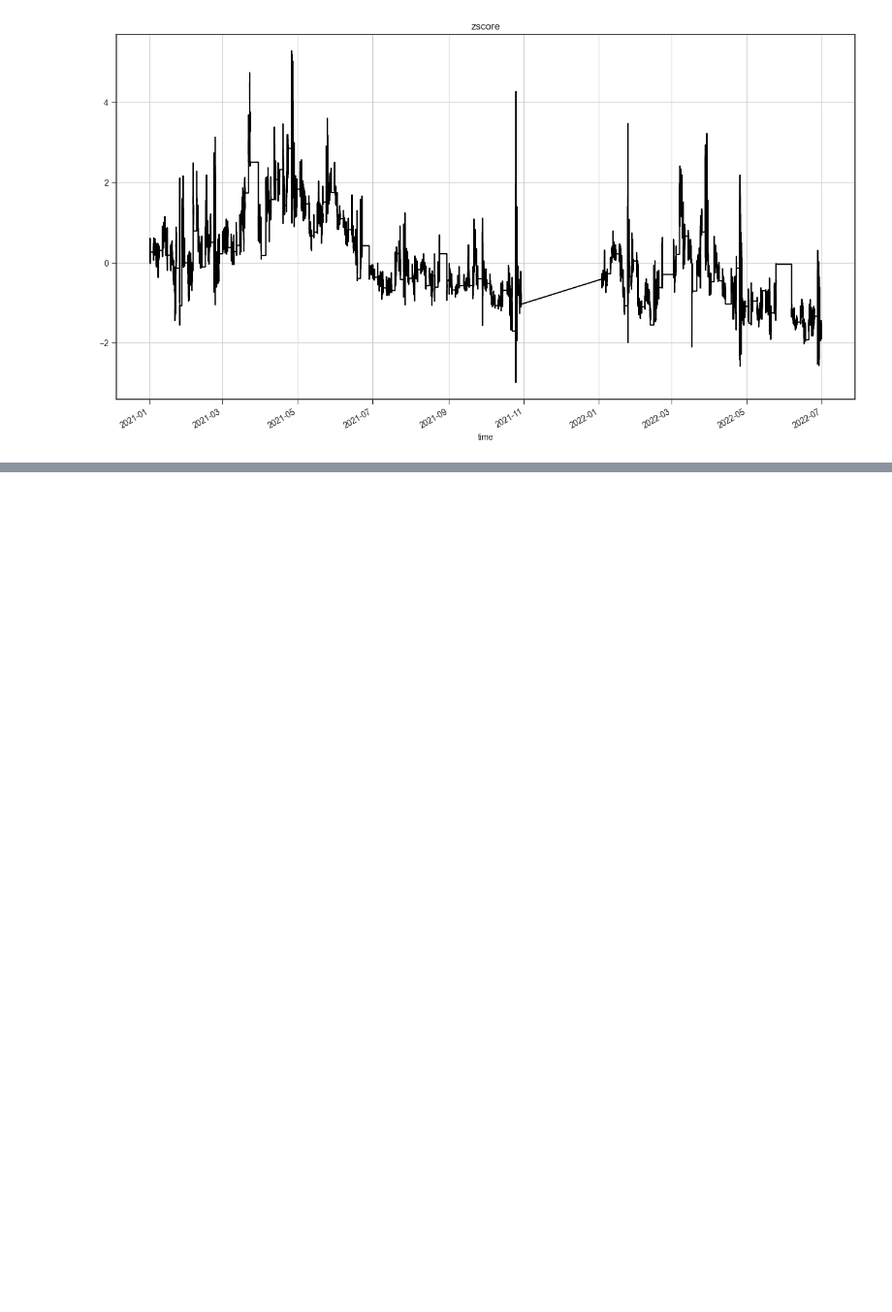
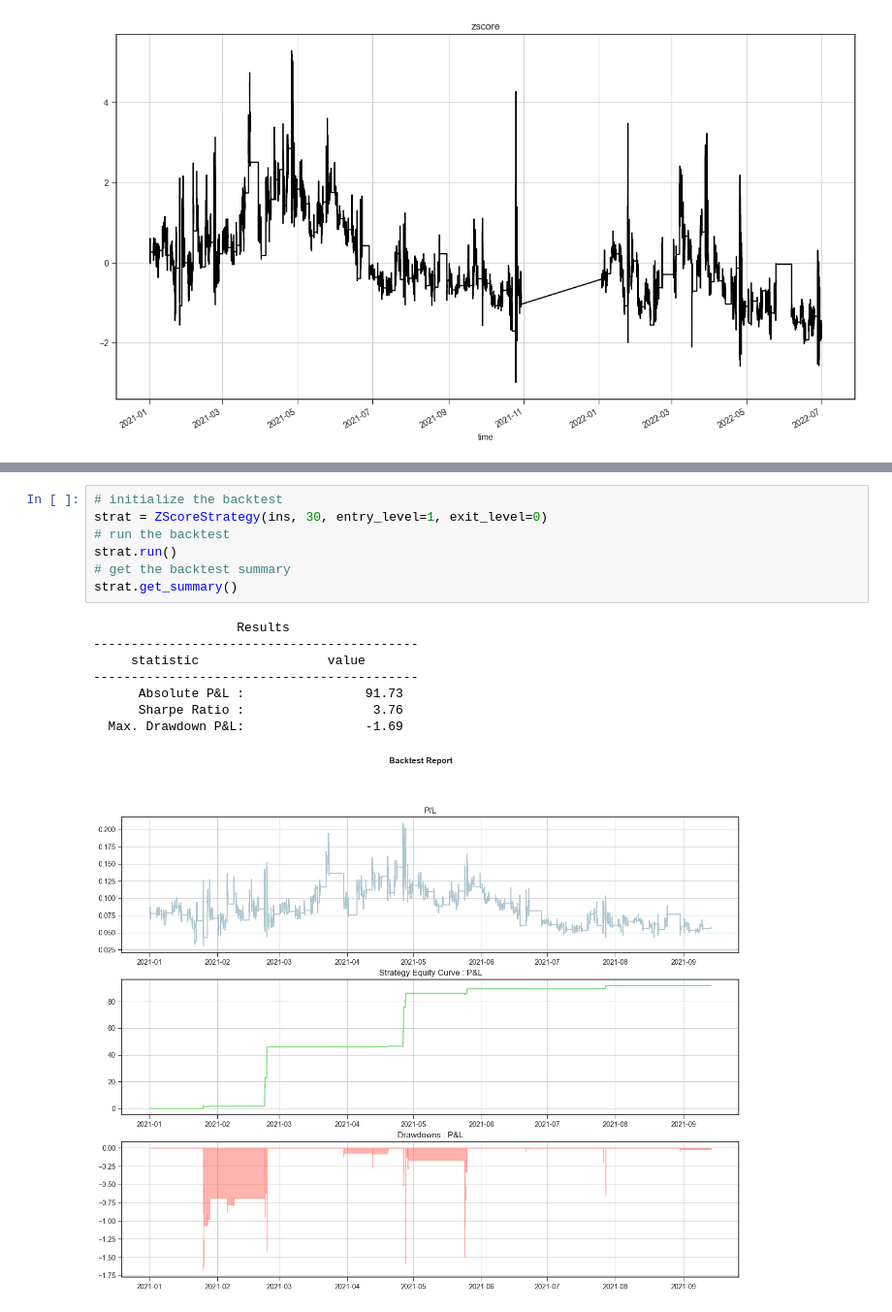
Before and after one commit to Harkishan-99/Quant-Research-Project---Harkishan, a Jupyter notebook: Research Notebook.ipynb, the cells around one changed output, grey strips where cells are left out. Shown: that part at 97% size. Saved outputs shown, nothing was run; the diff lists cells and outputs as text; blank space fills up the shorter version.

```diff
--- a/Research Notebook.ipynb
+++ b/Research Notebook.ipynb
@@ -84,2 +156,18 @@ class ZScoreStrategy(VectorizedBT):
         signals[self.rolling_zscore.index] = num_units
         return signals
+# %%
+# initialize the backtest
+strat = ZScoreStrategy(ins, 30, entry_level=1, exit_level=0)
+# run the backtest
+strat.run()
+# get the backtest summary
+strat.get_summary()
+# %% [output]
+                   Results
+-------------------------------------------
+     statistic                 value
+-------------------------------------------
+      Absolute P&L :                91.73
+      Sharpe Ratio :                 3.76
+  Max. Drawdown P&L:                -1.69
+[figure, added]
```
Also changed, not shown: parts of 32 cells of this notebook.
